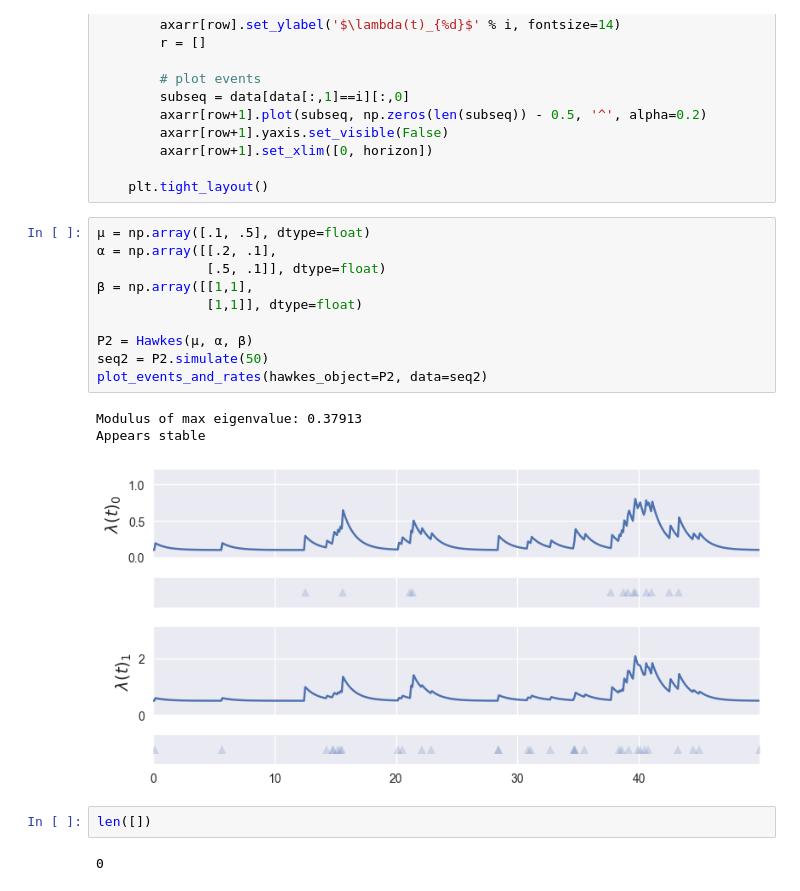
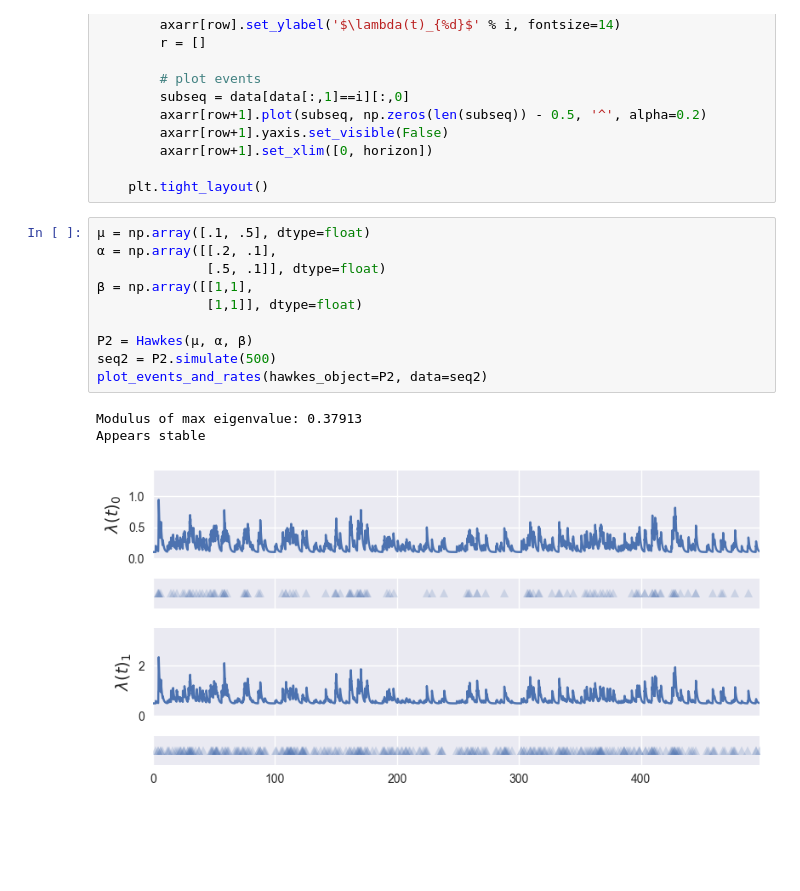
Before and after one commit to fmsiddi/S2P2, a Jupyter notebook: Hawkes.ipynb, the cells around one changed output. Drawn from its saved outputs; the diff is of its cells as text; blank space fills up the shorter version.

```diff
--- a/Hawkes.ipynb
+++ b/Hawkes.ipynb
@@ -145,19 +145,15 @@ def plot_events_and_rates(hawkes_object=None, data=None, horizon=None):
 # %%
 μ = np.array([.1, .5], dtype=float)
 α = np.array([[.2, .1],
               [.5, .1]], dtype=float)
 β = np.array([[1,1],
               [1,1]], dtype=float)
 
 P2 = Hawkes(μ, α, β)
-seq2 = P2.simulate(50)
+seq2 = P2.simulate(500)
 plot_events_and_rates(hawkes_object=P2, data=seq2)
 # %% [output]
 Modulus of max eigenvalue: 0.37913
 Appears stable
-[figure, old version]
+[figure, new version]
-# %%
-len([])
-# %% [output]
-0
 # %%
```
Also changed, not shown: parts of 4 cells of this notebook.
